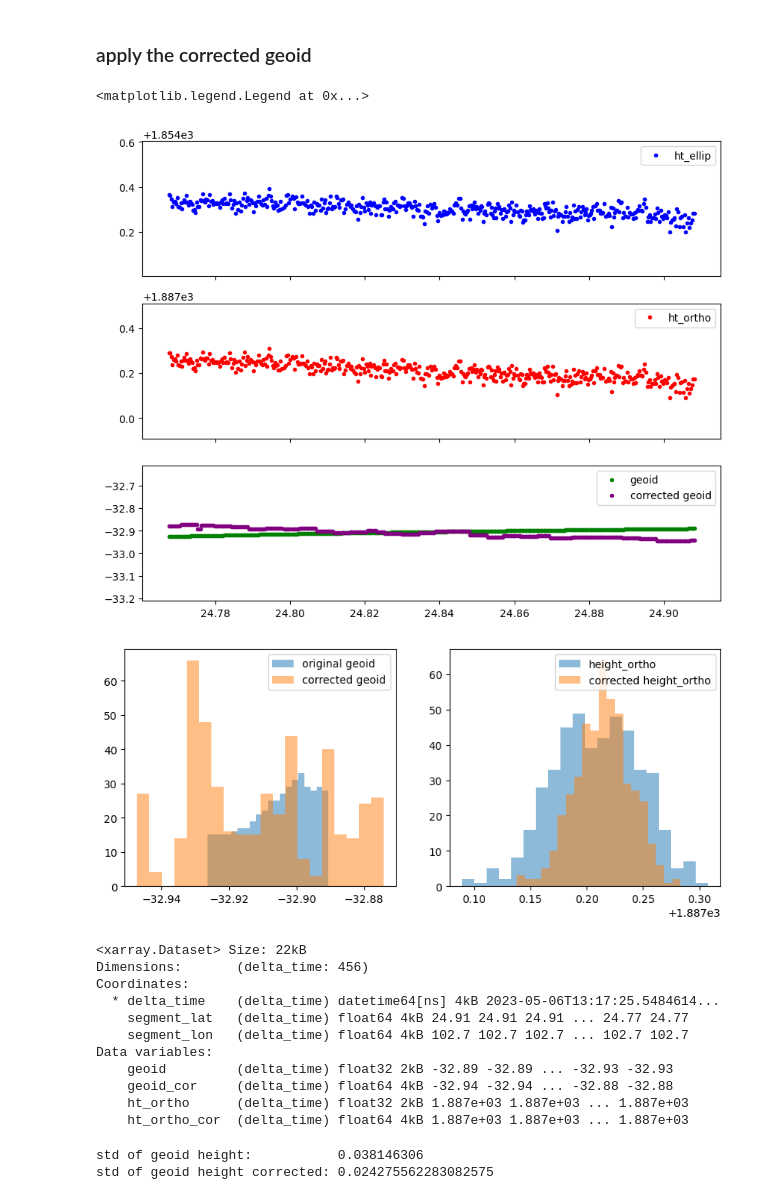
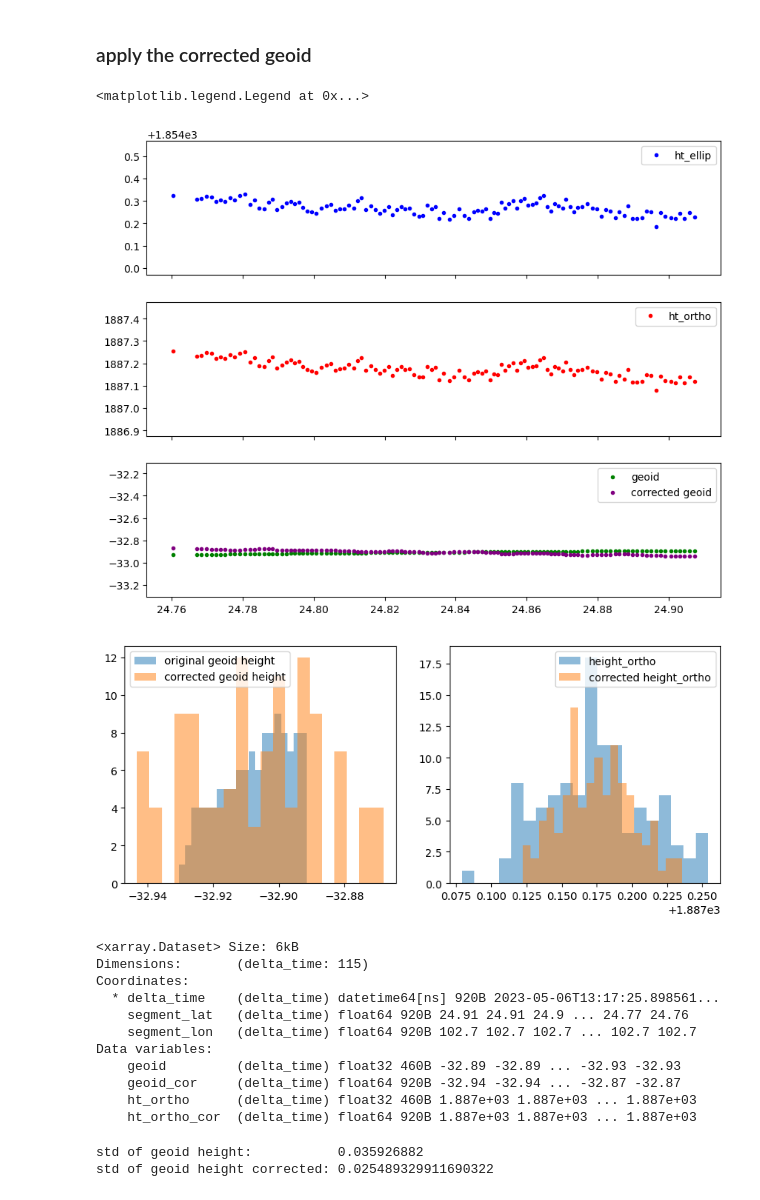
Before and after one commit to xinluo2018/swot-for-geoid, a Jupyter notebook: notebook/6_1_altimetry_data_process_isat2.ipynb, the cells around one changed output. Drawn from its saved outputs; the diff is of its cells as text; code cells hidden in the pictures.

```diff
--- a/notebook/6_1_altimetry_data_process_isat2.ipynb
+++ b/notebook/6_1_altimetry_data_process_isat2.ipynb
@@ -10,20 +10,21 @@ import matplotlib.pyplot as plt
 from utils.functions import meter2deg
 from utils.functions import sample_from_raster
 # %%
-path_ht_spahet = 'data/dianchi-lake/swot-pixc/raster_height_spahet.nc'
-path_lake_vec = 'data/dianchi-lake/hydrolake_dianchi_edit.gpkg'
-paths_atl13 = sorted(glob('data/dianchi-lake/icesat2/ATL13/*.h5'))
+lake_name = 'dianchi'
+path_ht_spavar = f'data/{lake_name}-lake/swot-pixc/raster_height_spavar.nc'
+path_lake_vec = f'data/{lake_name}-lake/hydrolake_{lake_name}_edit.gpkg'
+paths_atl13 = sorted(glob(f'data/{lake_name}-lake/icesat2/ATL13/*.h5'))
 path_atl13 = paths_atl13[0]
-path_atl13  # check the selected ATL13 file
+path_atl13      ## check the selected ATL13 file
 # %% [output]
 'data/dianchi-lake/icesat2/ATL13/106700352_ATL13_20230506123651_07051901_006_02_subsetted.h5'
 # %%
 ## read vector file of the lake.
 lake_gdf = gpd.read_file(path_lake_vec)
 # ## read geoid correction file
-raster_ht_spahet = xr.open_dataset(path_ht_spahet)
+raster_ht_spavar = xr.open_dataset(path_ht_spavar)
 ## read ATL13 data
-atl13_xr = xr.open_dataset(path_atl13, group='gt1l', engine='h5netcdf')
+atl13_xr = xr.open_dataset(path_atl13, group='gt1r', engine='h5netcdf')
 atl13_xr
-# raster_ht_spahet
+# raster_ht_spavar
 # %% [output]
@@ -105,15 +112,16 @@ Text(0.5, 1.0, 'Geoid')
 ### apply the corrected geoid
 # %%
 ## Sample corrected geoid values at ATL13 points
-atl13_ht_spahet = sample_from_raster(
-        raster_value=raster_ht_spahet.ht_spahet_smoothed.values,
-        raster_x = raster_ht_spahet.x.values,
-        raster_y = raster_ht_spahet.y.values,
+atl13_ht_spavar = sample_from_raster(
+        raster_value=raster_ht_spavar.ht_spavar_smoothed.values,
+        raster_x = raster_ht_spavar.x.values,
+        raster_y = raster_ht_spavar.y.values,
         points_x = atl13_xr_mask.segment_lon.values,
         points_y = atl13_xr_mask.segment_lat.values
         )
+atl13_ht_spavar = atl13_ht_spavar - np.nanmean(atl13_ht_spavar)  ## remove the mean value
 atl13_ht_ortho = atl13_xr_mask.ht_water_surf.values - atl13_xr_mask.segment_geoid.values  ## equal to atl13_xr.ht_ortho
-atl13_geoid_cor = atl13_xr_mask.segment_geoid.mean().values + atl13_ht_spahet
+atl13_geoid_cor = atl13_xr_mask.segment_geoid.mean().values + atl13_ht_spavar
 atl13_ht_ortho_cor = atl13_xr_mask.ht_water_surf.values - atl13_geoid_cor
 # %%
 fig, ax = plt.subplots(3, 1, figsize=(10, 8), sharex=True)
@@ -142,21 +150,21 @@ atl13_geoid_cor_mean = np.nanmean(atl13_geoid_cor)
 ax[2].plot(atl13_xr_mask['segment_lat'], atl13_geoid_cor,
          marker='o', markersize=3, linestyle='None',
          color='purple', label='corrected geoid')
-ax[2].set_ylim(atl13_geoid_cor_mean - 0.3, atl13_geoid_cor_mean + 0.3)
+ax[2].set_ylim(atl13_geoid_cor_mean - 0.4, atl13_geoid_cor_mean + 0.8)
 ax[2].legend()
 # %% [output]
 <matplotlib.legend.Legend at 0x...>
-[figure, old version]
+[figure, new version]
 # %%
 fig, ax = plt.subplots(1, 2, figsize=(10, 4))
-ax[0].hist(atl13_xr_mask.segment_geoid.values.ravel(), bins=20, alpha=0.5, label='original geoid');
-ax[0].hist(atl13_geoid_cor.ravel(), bins=20, alpha=0.5, label='corrected geoid');
+ax[0].hist(atl13_xr_mask.segment_geoid.values.ravel(), bins=20, alpha=0.5, label='original geoid height');
+ax[0].hist(atl13_geoid_cor.ravel(), bins=20, alpha=0.5, label='corrected geoid height');
 ax[0].legend();
 ax[1].hist(atl13_ht_ortho, bins=20, alpha=0.5, label='height_ortho');
 ax[1].hist(atl13_ht_ortho_cor, bins=20, alpha=0.5, label='corrected height_ortho');
 ax[1].legend();
 # %% [output]
-[figure, old version]
+[figure, new version]
 # %%
 atl13_ht_ds = xr.Dataset({
   "geoid": (["delta_time"], atl13_xr_mask.segment_geoid.values),
@@ -173,23 +181,23 @@ path_save = path_atl13.replace('.h5', '_height.nc')
 # atl13_ht_ds.to_netcdf(path_save)
 atl13_ht_ds
 # %% [output]
-<xarray.Dataset> Size: 22kB
-Dimensions:       (delta_time: 456)
+<xarray.Dataset> Size: 6kB
+Dimensions:       (delta_time: 115)
 Coordinates:
-  * delta_time    (delta_time) datetime64[ns] 4kB 2023-05-06T13:17:25.5484614...
-    segment_lat   (delta_time) float64 4kB 24.91 24.91 24.91 ... 24.77 24.77
-    segment_lon   (delta_time) float64 4kB 102.7 102.7 102.7 ... 102.7 102.7
+  * delta_time    (delta_time) datetime64[ns] 920B 2023-05-06T13:17:25.898561...
+    segment_lat   (delta_time) float64 920B 24.91 24.91 24.9 ... 24.77 24.76
+    segment_lon   (delta_time) float64 920B 102.7 102.7 102.7 ... 102.7 102.7
 Data variables:
-    geoid         (delta_time) float32 2kB -32.89 -32.89 ... -32.93 -32.93
-    geoid_cor     (delta_time) float64 4kB -32.94 -32.94 ... -32.88 -32.88
-    ht_ortho      (delta_time) float32 2kB 1.887e+03 1.887e+03 ... 1.887e+03
-    ht_ortho_cor  (delta_time) float64 4kB 1.887e+03 1.887e+03 ... 1.887e+03
+    geoid         (delta_time) float32 460B -32.89 -32.89 ... -32.93 -32.93
+    geoid_cor     (delta_time) float64 920B -32.94 -32.94 ... -32.87 -32.87
+    ht_ortho      (delta_time) float32 460B 1.887e+03 1.887e+03 ... 1.887e+03
+    ht_ortho_cor  (delta_time) float64 920B 1.887e+03 1.887e+03 ... 1.887e+03
 # %%
 print('std of geoid height:          ', np.nanstd(atl13_ht_ds['ht_ortho']))
 print('std of geoid height corrected:', np.nanstd(atl13_ht_ds['ht_ortho_cor']))
 # %% [output]
-std of geoid height:           0.038146306
-std of geoid height corrected: 0.024275562283082575
+std of geoid height:           0.035926882
+std of geoid height corrected: 0.025489329911690322
 # %%
 height_geoid_median = np.nanmedian(atl13_ht_ds['ht_ortho'])
 fig, ax = plt.subplots(1, 1, figsize=(12, 4))
```
Also changed, not shown: parts of 5 cells of this notebook, 23 other files.
